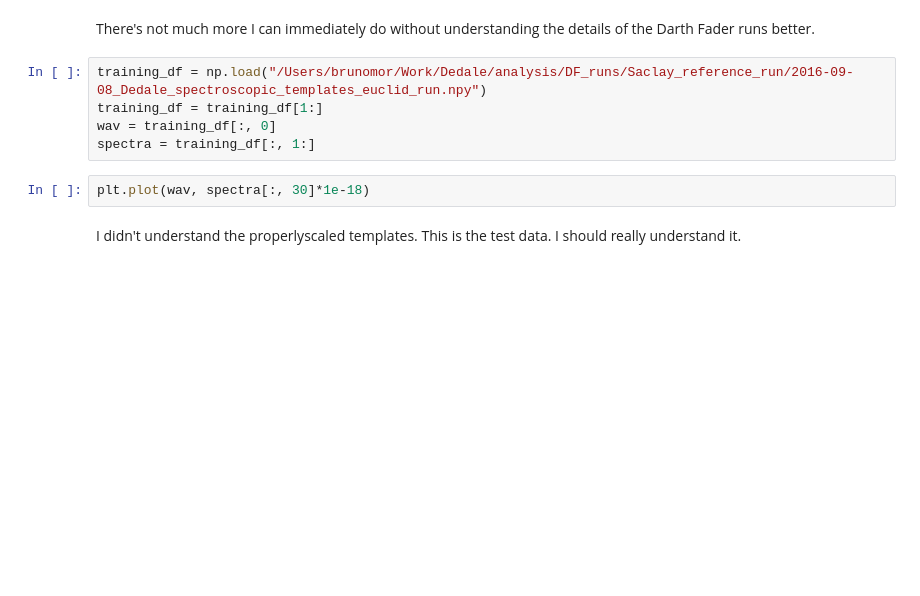
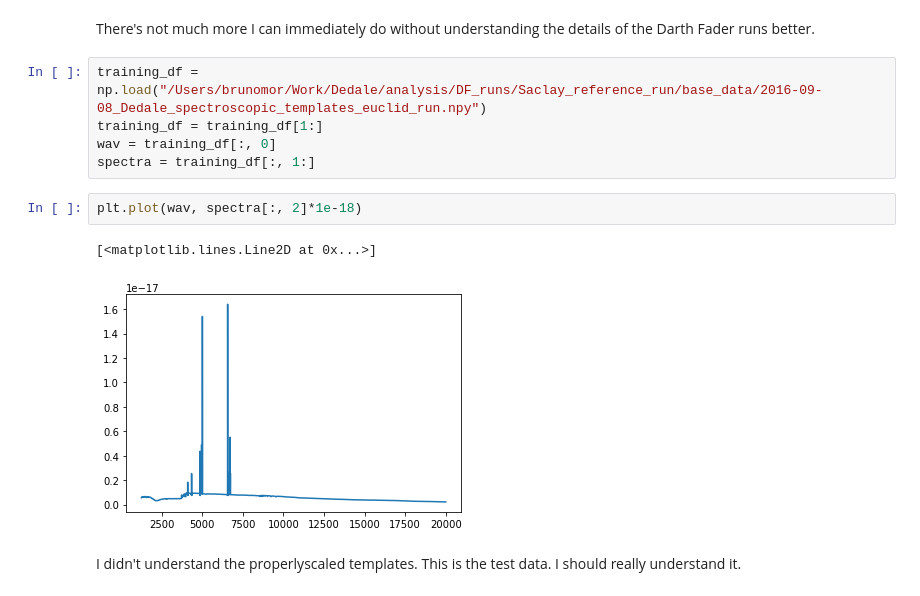
Before and after one commit to dedale-fet/dedale_d51, a Jupyter notebook: notebooks/2016-10-06_Processing_Incoming_Data.ipynb, the cells around one changed output. Saved outputs shown, nothing was run; the diff lists cells and outputs as text; blank space fills up the shorter version.

```diff
--- a/notebooks/2016-10-06_Processing_Incoming_Data.ipynb
+++ b/notebooks/2016-10-06_Processing_Incoming_Data.ipynb
@@ -45,12 +71,15 @@ for fname in flist:
 # %% [markdown]
 There's not much more I can immediately do without understanding the details of the Darth Fader runs better.
 # %%
-training_df = np.load("/Users/brunomor/Work/Dedale/analysis/DF_runs/Saclay_reference_run/2016-09-08_Dedale_spectroscopic_templates_euclid_run.npy")
+training_df = np.load("/Users/brunomor/Work/Dedale/analysis/DF_runs/Saclay_reference_run/base_data/2016-09-08_Dedale_spectroscopic_templates_euclid_run.npy")
 training_df = training_df[1:]
 wav = training_df[:, 0]
 spectra = training_df[:, 1:]
 # %%
-plt.plot(wav, spectra[:, 30]*1e-18)
+plt.plot(wav, spectra[:, 2]*1e-18)
+# %% [output]
+[<matplotlib.lines.Line2D at 0x...>]
+[figure, added]
 # %% [markdown]
 I didn't understand the properlyscaled templates. This is the test data. I should really understand it.
 # %%
```
Also changed, not shown: parts of 3 cells of this notebook, 1 other file.
